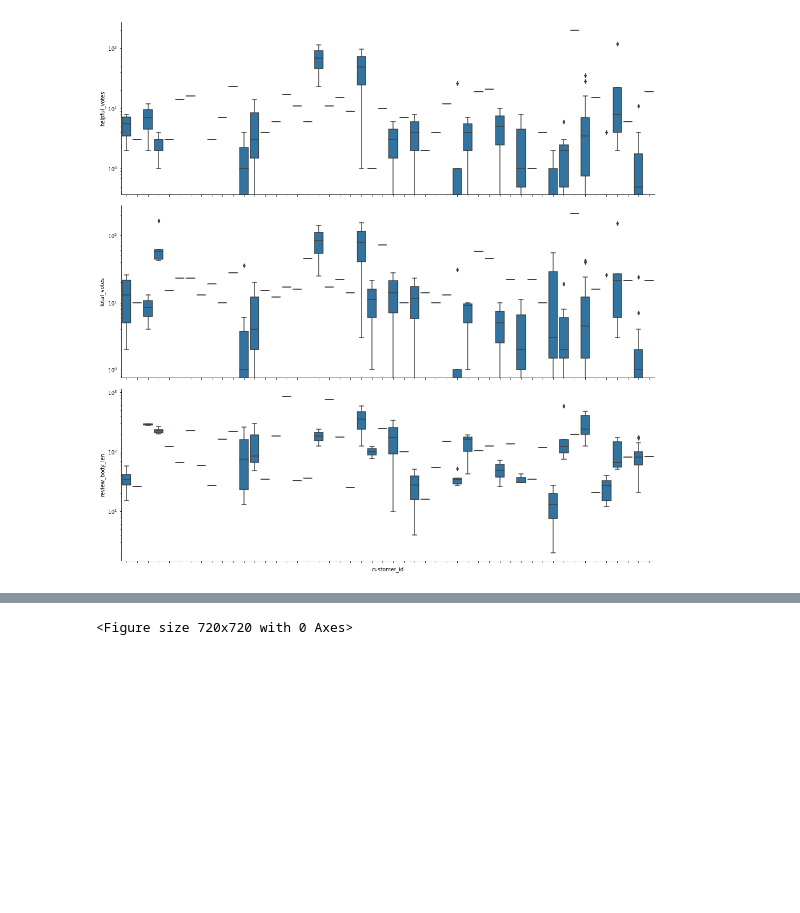
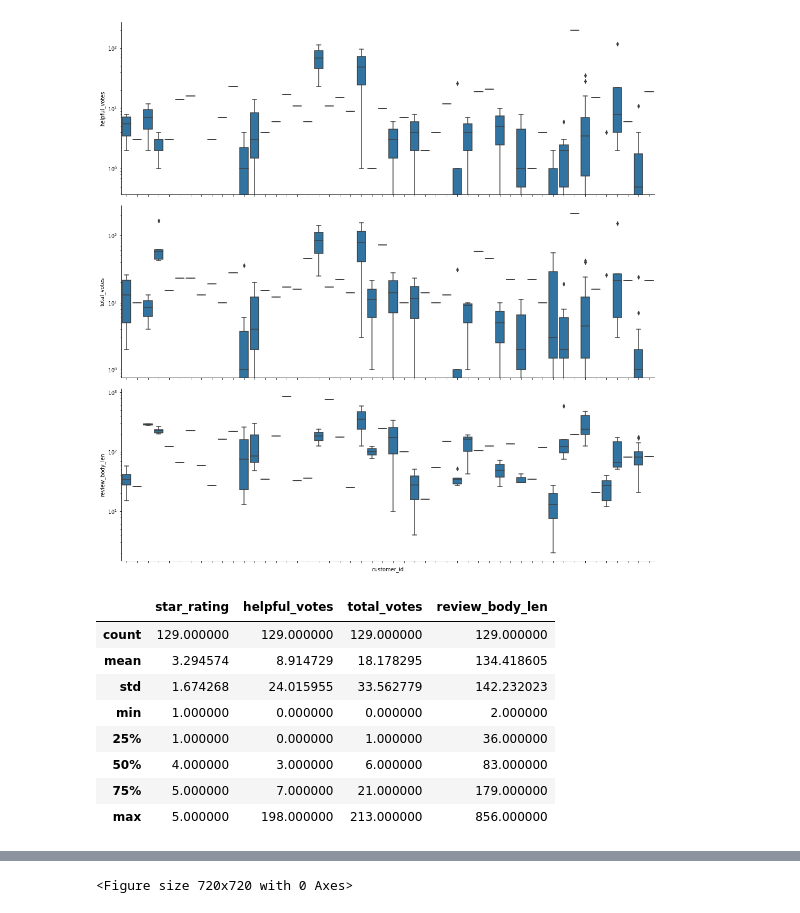
Before and after one commit to ElectricKea/CommunicateFindings_Udacity_Project, a Jupyter notebook: exploration.ipynb, the cells around one changed output, grey strips where cells are left out. Cells and saved outputs as stored; diff of their text form; code cells hidden in the pictures; blank space fills up the shorter version.

```diff
--- a/exploration.ipynb
+++ b/exploration.ipynb
@@ -618,3 +623,16 @@ plt.show();
 # %% [output]
 <Figure size 720x720 with 0 Axes>
 [figure]
+# %%
+#Values of the random sample of 50 customers.
+customers_50.describe()
+# %% [output]
+|  | star_rating | helpful_votes | total_votes | review_body_len |
+| count | 129.000000 | 129.000000 | 129.000000 | 129.000000 |
+| mean | 3.294574 | 8.914729 | 18.178295 | 134.418605 |
+| std | 1.674268 | 24.015955 | 33.562779 | 142.232023 |
+| min | 1.000000 | 0.000000 | 0.000000 | 2.000000 |
+| 25% | 1.000000 | 0.000000 | 1.000000 | 36.000000 |
+| 50% | 4.000000 | 3.000000 | 6.000000 | 83.000000 |
+| 75% | 5.000000 | 7.000000 | 21.000000 | 179.000000 |
+| max | 5.000000 | 198.000000 | 213.000000 | 856.000000 |
```
Also changed, not shown: parts of 33 cells of this notebook, 1 other file.
